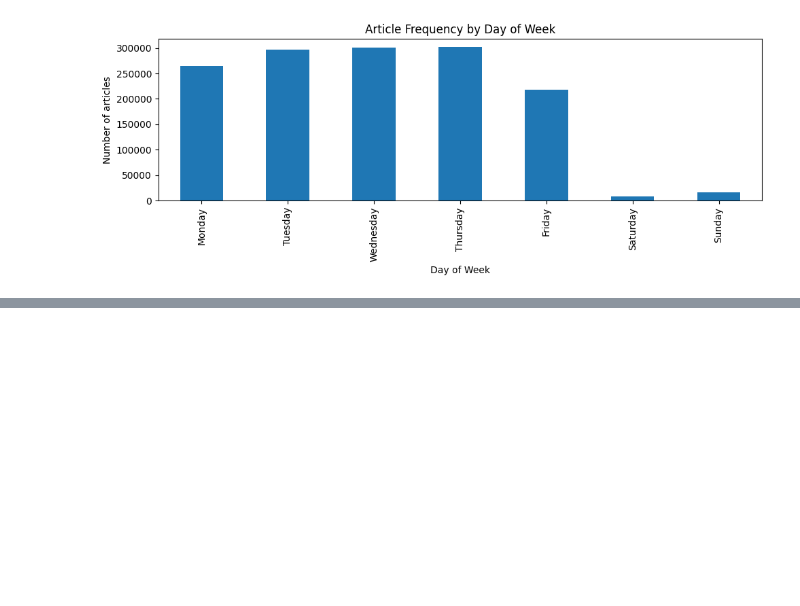
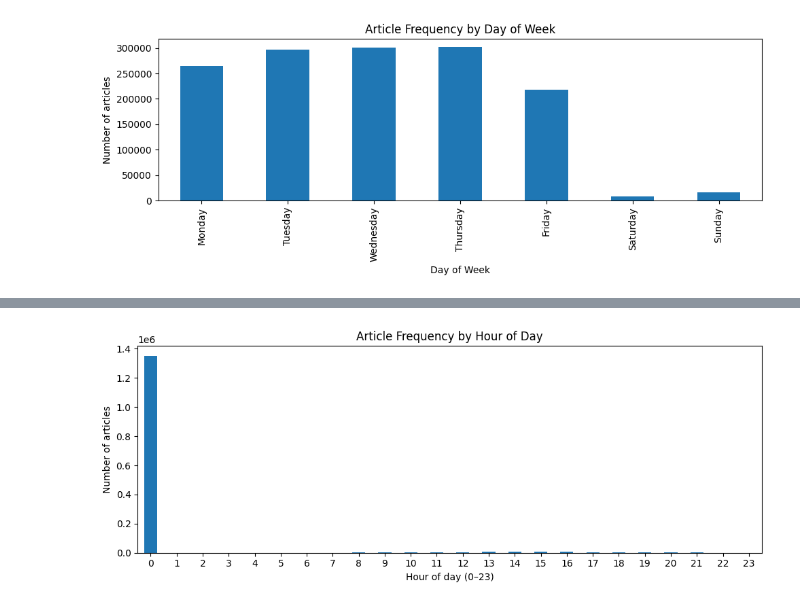
Before and after one commit to Filimon-H/Predicting-Price-Moves-with-News-Sentiment, a Jupyter notebook: notebooks/News_EDA.ipynb, the cells around one changed output, grey strips where cells are left out. Drawn from its saved outputs; the diff is of its cells as text; code cells hidden in the pictures; blank space fills up the shorter version.

```diff
--- a/notebooks/News_EDA.ipynb
+++ b/notebooks/News_EDA.ipynb
@@ -211,0 +414,3 @@ plt.show()
+# %%
+hour_counts = df["hour"].value_counts().sort_index()
+hour_counts
@@ -211,0 +435,11 @@ plt.show()
+# %%
+plt.figure(figsize=(10, 4))
+hour_counts.plot(kind="bar")
+plt.xlabel("Hour of day (0–23)")
+plt.ylabel("Number of articles")
+plt.title("Article Frequency by Hour of Day")
+plt.xticks(rotation=0)
+plt.tight_layout()
+plt.show()
+# %% [output]
+[figure, added]
```
Also changed, not shown: parts of 23 cells of this notebook.
